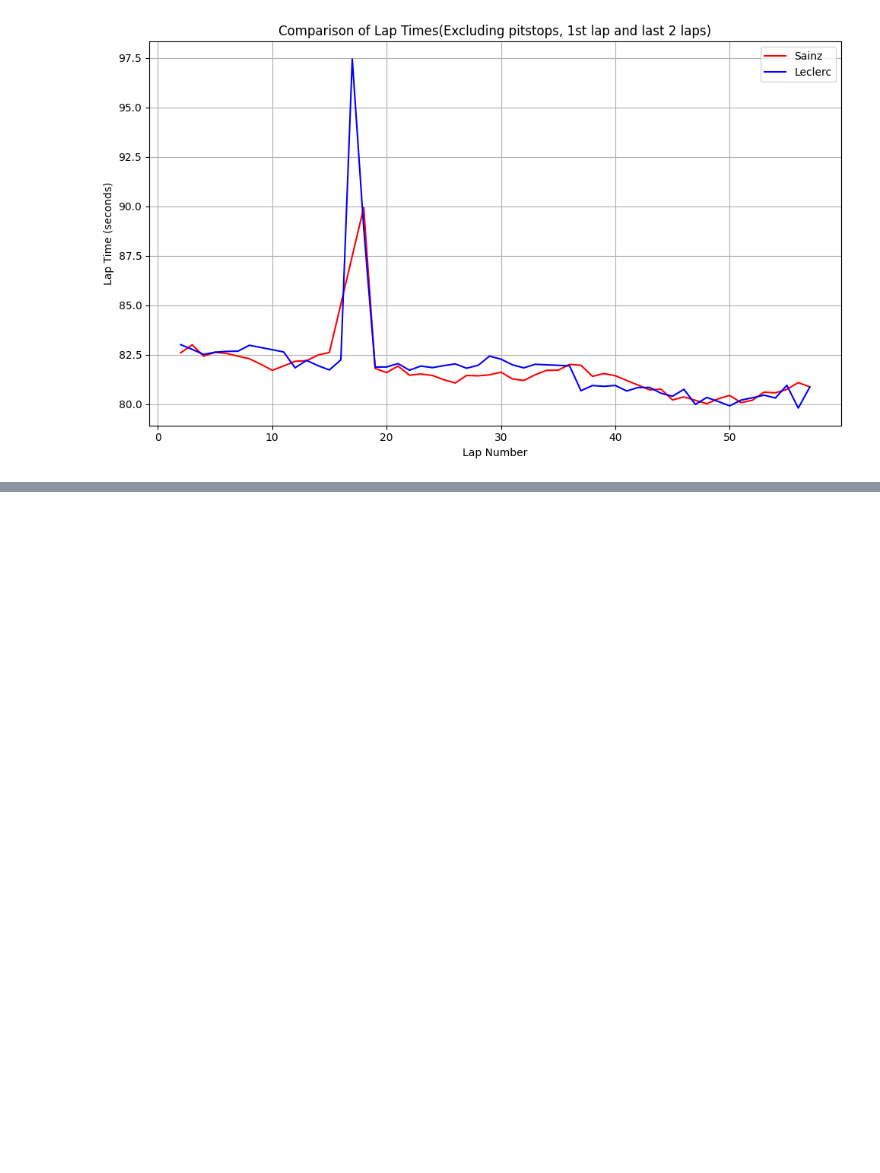
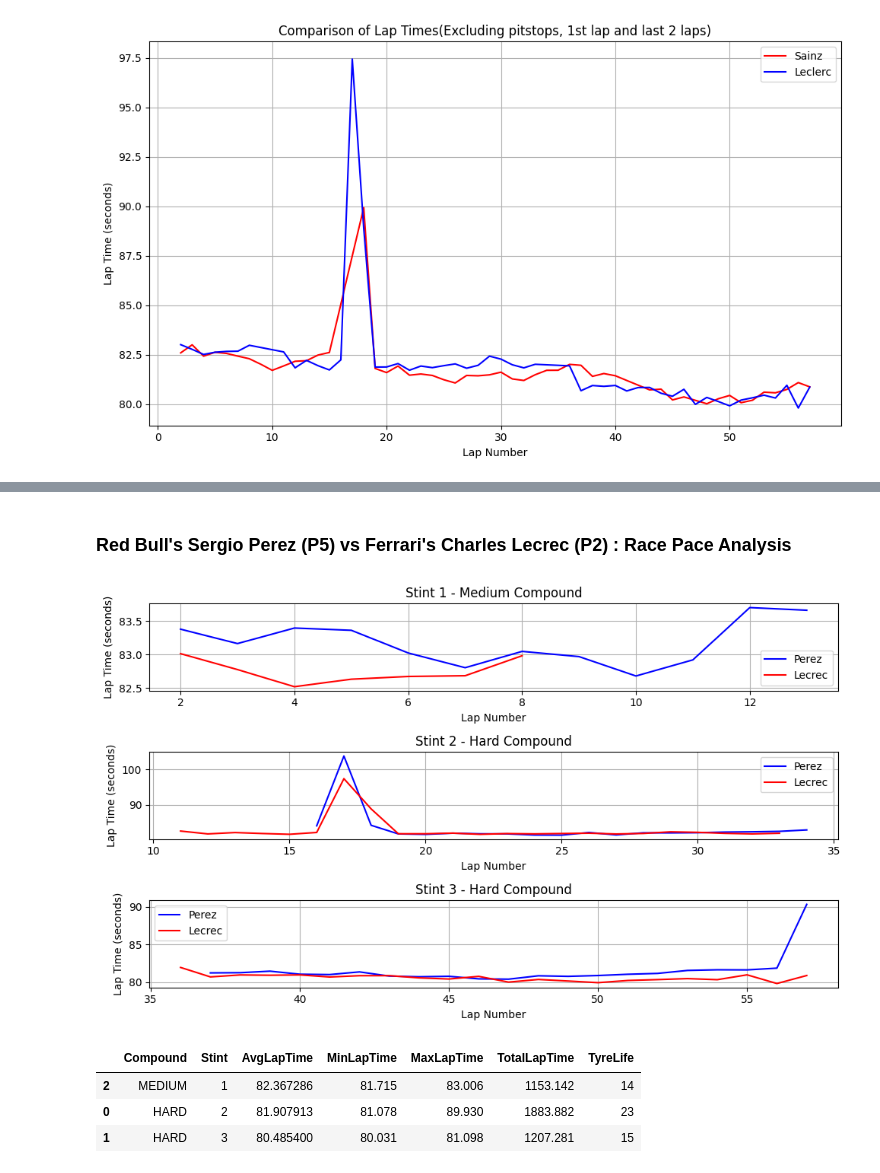
Before and after one commit to AmitSahoo45/F1-DATA-ANALYSIS, a Jupyter notebook: 2024/03-Australia/FerrariAnalysis.ipynb, the cells around one changed output, grey strips where cells are left out. Drawn from its saved outputs; the diff is of its cells as text; code cells hidden in the pictures; blank space fills up the shorter version.

```diff
--- a/2024/03-Australia/FerrariAnalysis.ipynb
+++ b/2024/03-Australia/FerrariAnalysis.ipynb
@@ -232,0 +337,43 @@ plt.show()
+# %% [markdown]
+<h3>Red Bull's Sergio Perez (P5) vs Ferrari's Charles Lecrec (P2) : Race Pace Analysis</h3>
+# %%
+plt.figure(figsize=(10, 6))
+
+plt.subplot(3, 1, 1)
+plt.plot(perez_stint1['LapNumber'], perez_stint1['LapTime'], label='Perez', color='blue')
+plt.plot(lecrec_stint1['LapNumber'], lecrec_stint1['LapTime'], label='Lecrec', color='red')
+plt.xlabel('Lap Number')
+plt.ylabel('Lap Time (seconds)')
+plt.title('Stint 1 - Medium Compound')
+plt.legend()
+plt.grid(True)
+
+plt.subplot(3, 1, 2)
+plt.plot(perez_stint2['LapNumber'], perez_stint2['LapTime'], label='Perez', color='blue')
+plt.plot(lecrec_stint2['LapNumber'], lecrec_stint2['LapTime'], label='Lecrec', color='red')
+plt.xlabel('Lap Number')
+plt.ylabel('Lap Time (seconds)')
+plt.title('Stint 2 - Hard Compound')
+plt.legend()
+plt.grid(True)
+
+plt.subplot(3, 1, 3)
+plt.plot(perez_stint3['LapNumber'], perez_stint3['LapTime'], label='Perez', color='blue')
+plt.plot(lecrec_stint3['LapNumber'], lecrec_stint3['LapTime'], label='Lecrec', color='red')
+plt.xlabel('Lap Number')
+plt.ylabel('Lap Time (seconds)')
+plt.title('Stint 3 - Hard Compound')
+plt.legend()
+plt.grid(True)
+
+plt.tight_layout()
+plt.show()
+# %% [output]
+[figure, added]
+# %%
+sainz_laps
+# %% [output]
+|  | Compound | Stint | AvgLapTime | MinLapTime | MaxLapTime | TotalLapTime | TyreLife |
+| 2 | MEDIUM | 1 | 82.367286 | 81.715 | 83.006 | 1153.142 | 14 |
+| 0 | HARD | 2 | 81.907913 | 81.078 | 89.930 | 1883.882 | 23 |
+| 1 | HARD | 3 | 80.485400 | 80.031 | 81.098 | 1207.281 | 15 |
```
Also changed, not shown: parts of 8 cells of this notebook.
